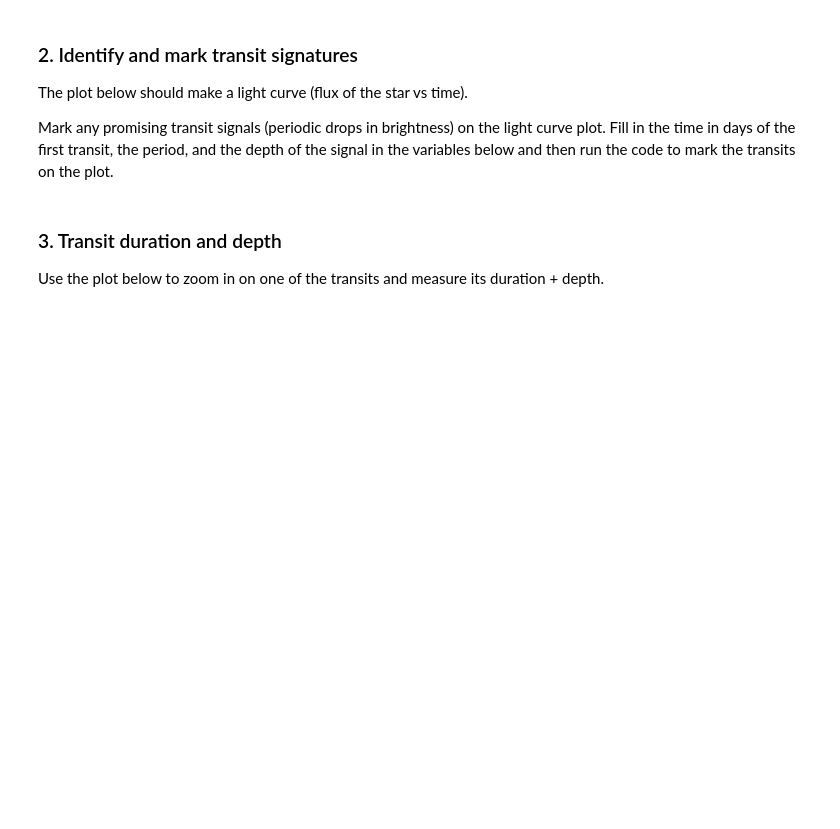
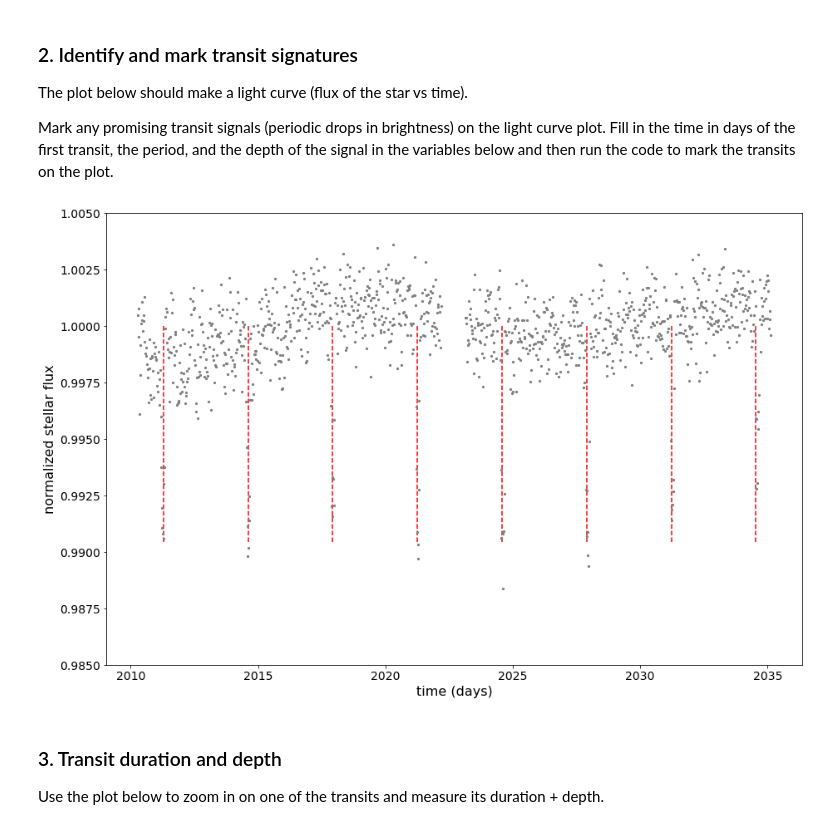
Before and after one commit to kevinmcmanus/ASTR3730_recitation, a Jupyter notebook: Lab 6/astr3730_lab6_TESS.ipynb, the cells around one changed output. Saved outputs shown, nothing was run; the diff lists cells and outputs as text; code cells hidden in the pictures; blank space fills up the shorter version.

```diff
--- a/Lab 6/astr3730_lab6_TESS.ipynb
+++ b/Lab 6/astr3730_lab6_TESS.ipynb
@@ -16,0 +135,29 @@ print(f[1].data.names)
+# %%
+#further analysis on the peaks
+#get the times and time deltas at which peak flux occurred for each orbit
+for o in df.groupby('ORBITID'):
+    k = f'Orbit{o[0]}'
+
+    peak_times = np.array(o[1].TIME.iloc[peak_info[k]['peaks']])
+    peak_values = np.array(o[1].SAP_FLUX.iloc[peak_info[k]['peaks']])
+
+    peak_info[k]['proms']['peak_times'] = peak_times
+    peak_info[k]['proms']['delta_t'] = peak_times[1:] - peak_times[:-1] #times between peaks
+    peak_info[k]['proms']['peak_values'] = peak_values
+    peak_info[k]['proms']['peak_depths'] = 1.00 - peak_values
+
+    #transit times
+    t_start =  np.array(o[1].TIME.iloc[peak_info[k]['proms']['left_ips']])
+    t_end =  np.array(o[1].TIME.iloc[peak_info[k]['proms']['right_ips']])
+    peak_info[k]['proms']['transit_times'] = t_end - t_start
+
+
+
+#get the delta times and depths into one array
+delta_t = np.concatenate([ peak_info[pi]['proms']['delta_t'] for pi in peak_info])
+depths = np.concatenate([ peak_info[pi]['proms']['peak_depths'] for pi in peak_info])
+transit_times = np.concatenate([ peak_info[pi]['proms']['transit_times'] for pi in peak_info])
+
+print(f'Mean orbital period: {delta_t.mean():.2f} days, standard deviaion: {delta_t.std(ddof=1):.2f} days')
+print(f'Mean depth: {depths.mean():.4f}, standard deviaion: {depths.std(ddof=1):.4f}')
+print(f'Mean transit time: {transit_times.mean():.2f} days, standard deviaion: {transit_times.std(ddof=1):.2f} days')
@@ -21,7 +225,7 @@ The data are stored in the "LIGHTCURVE" portion of the FITS file, with
 variable names listed above. Looking at those, choose one that you think could represent the flux of the star vs time and write its name as flux_variable_name below. If there is more than one thing you think might be right try them out and see which one makes the most sensible plot!
 # %%
 # write the variable name below
-flux_variable_name=''
+flux_variable_name='SAP_FLUX'
 # %% [markdown]
 ### 2. Identify and mark transit signatures
 
@@ -31,25 +235,27 @@ Mark any promising transit signals (periodic drops in brightness) on the light c
 # %%
 time_variable=f[1].data.field('TIME')
 flux_variable=f[1].data.field(flux_variable_name)
 
 fig = plt.figure(figsize=(15,10))
-plt.plot(time_variable,flux_variable,color='k')
+#plt.plot(time_variable,flux_variable,color='k')
 plt.scatter(time_variable,flux_variable,color='grey',s=5,zorder=3,marker='o')
 plt.ylim(0.985,1.005)
 
 plt.xlabel('time (days)',fontsize=16); plt.ylabel('normalized stellar flux',fontsize=16)
 
 ax = plt.gca()
 ax.xaxis.set_tick_params(labelsize=14)
 ax.yaxis.set_tick_params(labelsize=14)
 
 # replace these numbers with your own measurements!
-first_transit_time=2010
-period=0
-depth=0
+first_transit_time=peak_info['Orbit59']['proms']['peak_times'][0]
+period=delta_t.mean()
+depth=depths.mean()
 
 for i in range(8):
-    plt.plot(first_transit_time+i*period+np.zeros(50),depth*np.arange(50)/49.+(1.-depth),linestyle='--',color='red')
+   plt.plot(first_transit_time+i*period+np.zeros(50),depth*np.arange(50)/49.+(1.-depth),linestyle='--',color='red')
+# %% [output]
+[figure, added]
 # %% [markdown]
 ### 3. Transit duration and depth
 
```
Also changed, not shown: parts of 33 cells of this notebook.
